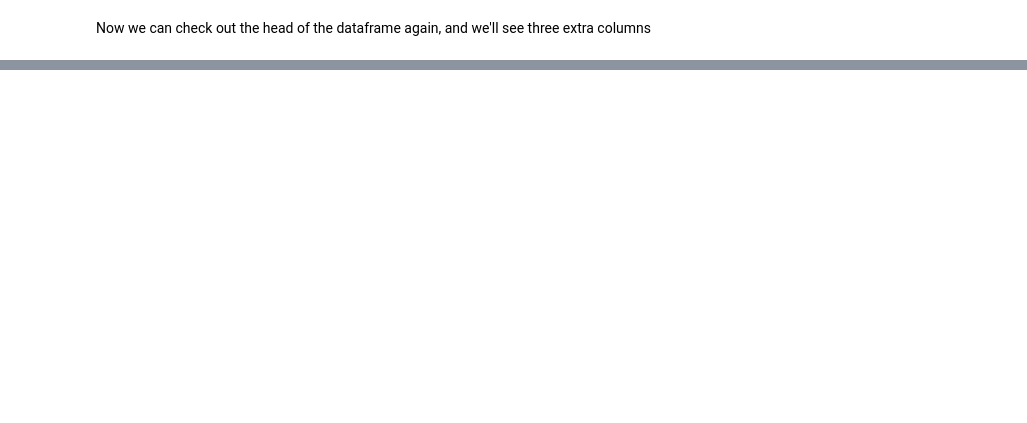
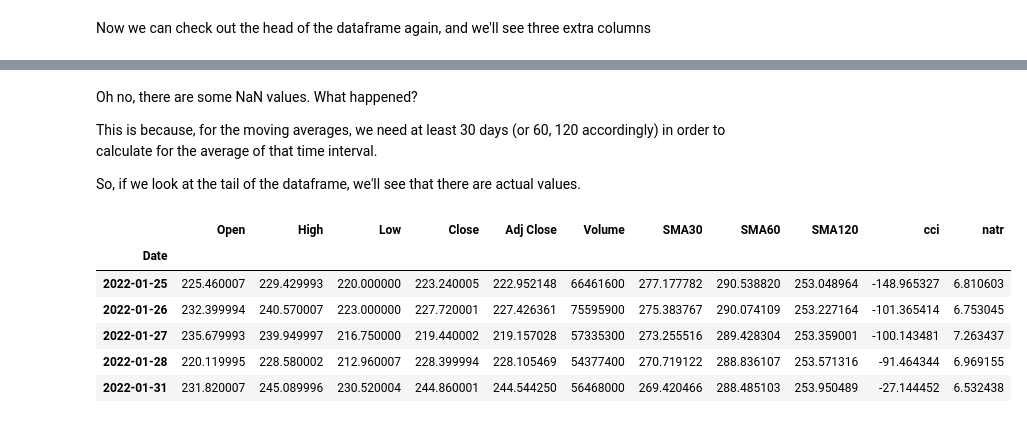
Before and after one commit to ian6666/p-stonks, a Jupyter notebook: starter_notebook.ipynb, the cells around one changed output, grey strips where cells are left out. Saved outputs shown, nothing was run; the diff lists cells and outputs as text; code cells hidden in the pictures; blank space fills up the shorter version.

```diff
--- a/starter_notebook.ipynb
+++ b/starter_notebook.ipynb
@@ -101,0 +111,16 @@ This is because,
+# %% [markdown]
+Oh no, there are some NaN values. What happened?
+
+This is because, for the moving averages, we need at least 30 days (or 60, 120 accordingly) in order to calculate for the average of that time interval.
+
+So, if we look at the tail of the dataframe, we'll see that there are actual values.
+# %%
+data.tail()
+# %% [output]
+|  | Open | High | Low | Close | Adj Close | Volume | SMA30 | SMA60 | SMA120 | cci | natr |
+| Date |  |  |  |  |  |  |  |  |  |  |  |
+| 2022-01-25 | 225.460007 | 229.429993 | 220.000000 | 223.240005 | 222.952148 | 66461600 | 277.177782 | 290.538820 | 253.048964 | -148.965327 | 6.810603 |
+| 2022-01-26 | 232.399994 | 240.570007 | 223.000000 | 227.720001 | 227.426361 | 75595900 | 275.383767 | 290.074109 | 253.227164 | -101.365414 | 6.753045 |
+| 2022-01-27 | 235.679993 | 239.949997 | 216.750000 | 219.440002 | 219.157028 | 57335300 | 273.255516 | 289.428304 | 253.359001 | -100.143481 | 7.263437 |
+| 2022-01-28 | 220.119995 | 228.580002 | 212.960007 | 228.399994 | 228.105469 | 54377400 | 270.719122 | 288.836107 | 253.571316 | -91.464344 | 6.969155 |
+| 2022-01-31 | 231.820007 | 245.089996 | 230.520004 | 244.860001 | 244.544250 | 56468000 | 269.420466 | 288.485103 | 253.950489 | -27.144452 | 6.532438 |
```
Also changed, not shown: parts of 15 cells of this notebook.
